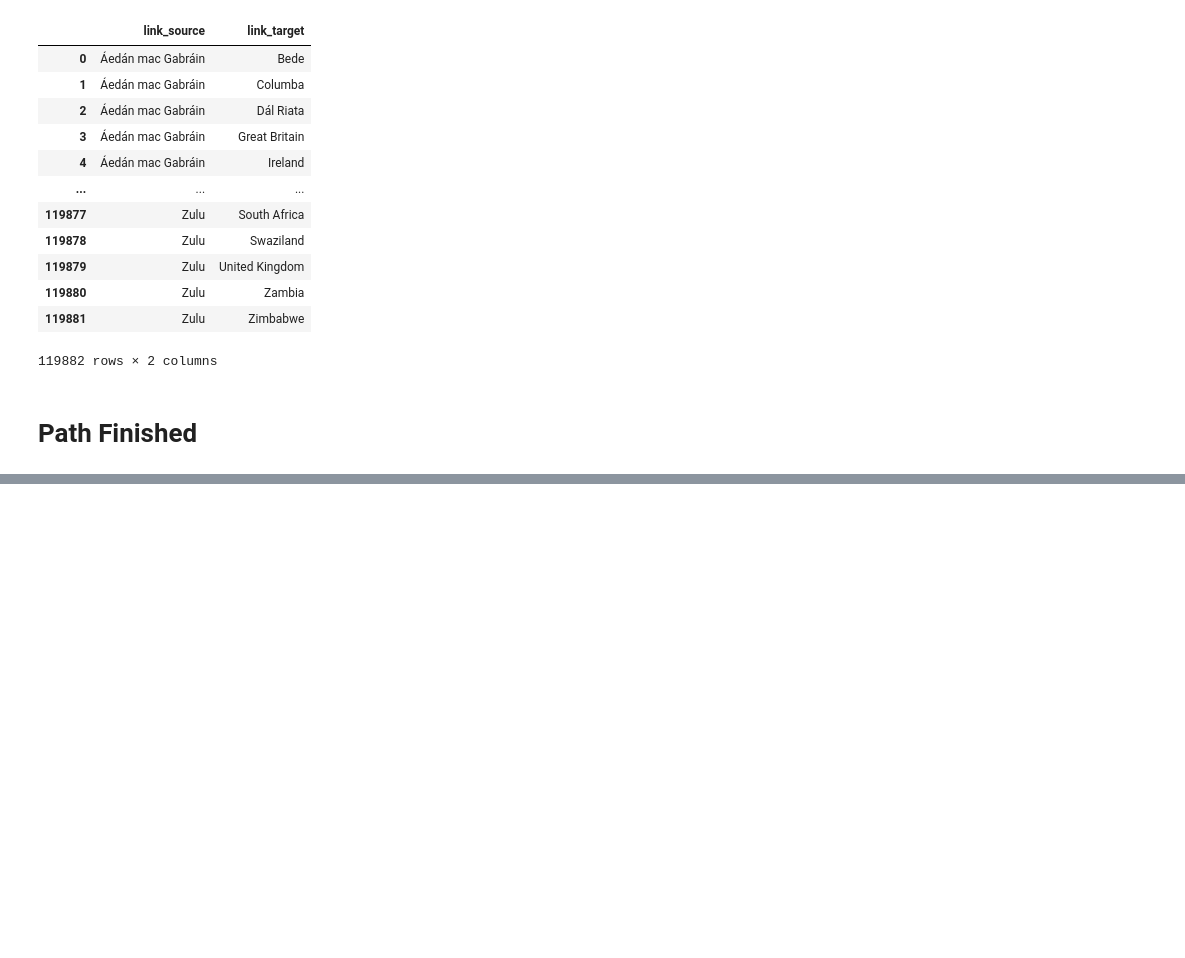
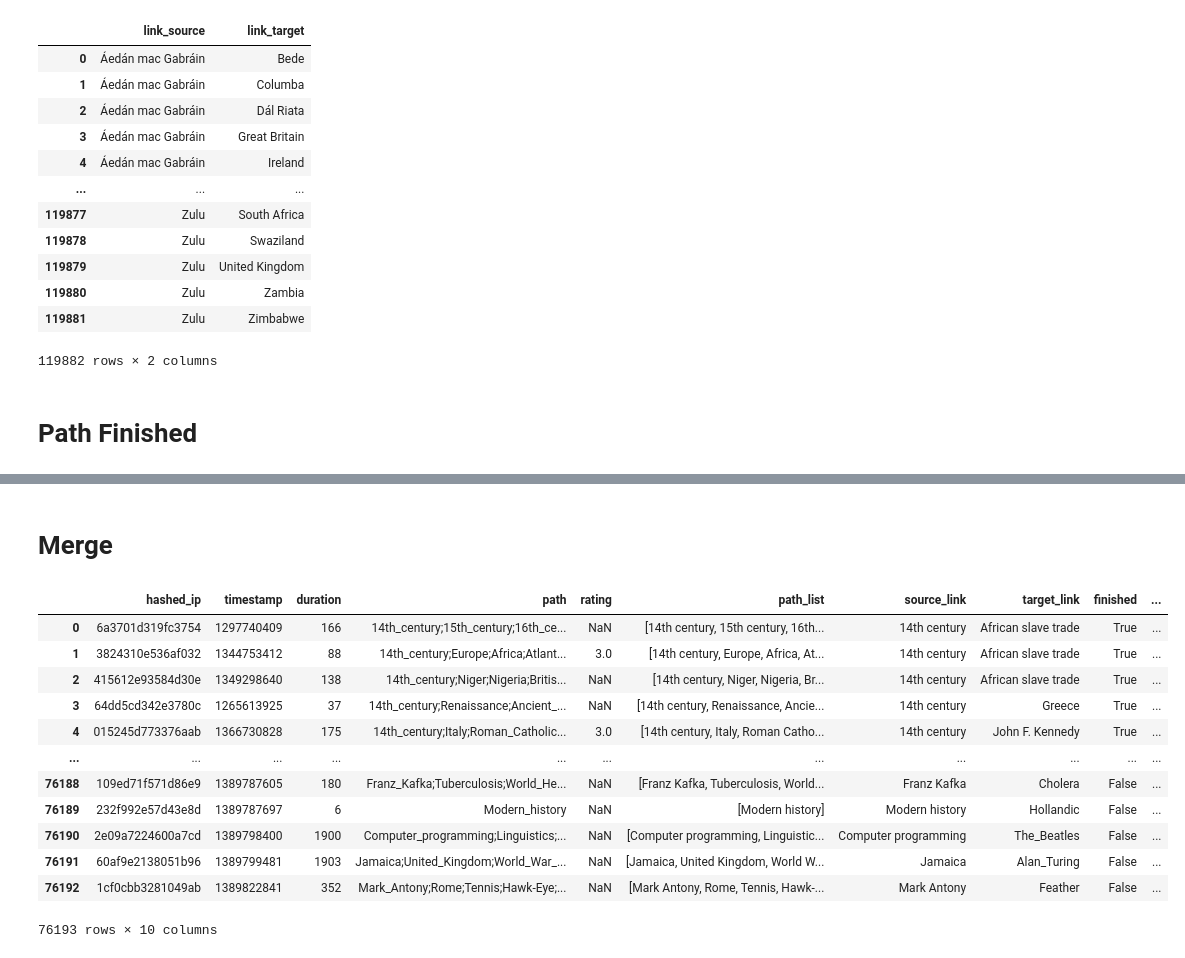
Before and after one commit to 8gabri8/ADA_wikispeedia, a Jupyter notebook: script/create_df.ipynb, the cells around one changed output, grey strips where cells are left out. Drawn from its saved outputs; the diff is of its cells as text; code cells hidden in the pictures; blank space fills up the shorter version.

```diff
--- a/script/create_df.ipynb
+++ b/script/create_df.ipynb
@@ -169,0 +166,25 @@ df_pf.head(5)
+# %%
+df_uf_path = "data/wikispeedia_paths-and-graph/paths_unfinished.tsv"
+df_uf = pd.read_csv(df_uf_path, sep='\t', header=None, comment='#')
+
+# name a colum
+df_uf = df_uf.rename(columns={0:"hashed_ip", 1:"timestamp", 2:"duration", 3:"path", 4:"target_link", 5:"type_unfinished"})
+
+# create a list of liks for rach path
+df_uf['path_list'] = df_uf['path'].str.split(';')
+
+# for each element of the path: 1) decode, 2) substitue "_" with " "
+df_uf['path_list'] = df_uf['path_list'].apply(lambda links: [unquote(link.replace('_', ' ')) for link in links])
+
+# source link and target link
+df_uf['source_link'] = df_uf['path_list'].apply(lambda x: x[0] if len(x) > 0 else None)  # First element
+
+# colum for finished or not
+df_uf["finished"] = False
+
+# Rating columns (not present in unfinsef
+df_uf["rating"] = None
+
+# Remove usless cols
+
+df_uf.head(5)
@@ -169,0 +198,25 @@ df_pf.head(5)
+# %% [markdown]
+# Merge
+# %%
+# Put cols in the same order
+cols_name = df_pf.columns.to_list()
+df_up = df_uf[cols_name]
+
+# Syack veticllay the 2 df
+df_p = pd.concat([df_pf, df_up], axis=0, ignore_index=True)
+
+df_p
+# %% [output]
+|  | hashed_ip | timestamp | duration | path | rating | path_list | source_link | target_link | finished | ... |
+| 0 | 6a3701d319fc3754 | 1297740409 | 166 | 14th_century;15th_century;16th_ce... | NaN | [14th century, 15th century, 16th... | 14th century | African slave trade | True | ... |
+| 1 | 3824310e536af032 | 1344753412 | 88 | 14th_century;Europe;Africa;Atlant... | 3.0 | [14th century, Europe, Africa, At... | 14th century | African slave trade | True | ... |
+| 2 | 415612e93584d30e | 1349298640 | 138 | 14th_century;Niger;Nigeria;Britis... | NaN | [14th century, Niger, Nigeria, Br... | 14th century | African slave trade | True | ... |
+| 3 | 64dd5cd342e3780c | 1265613925 | 37 | 14th_century;Renaissance;Ancient_... | NaN | [14th century, Renaissance, Ancie... | 14th century | Greece | True | ... |
+| 4 | 015245d773376aab | 1366730828 | 175 | 14th_century;Italy;Roman_Catholic... | 3.0 | [14th century, Italy, Roman Catho... | 14th century | John F. Kennedy | True | ... |
+| ... | ... | ... | ... | ... | ... | ... | ... | ... | ... | ... |
+| 76188 | 109ed71f571d86e9 | 1389787605 | 180 | Franz_Kafka;Tuberculosis;World_He... | NaN | [Franz Kafka, Tuberculosis, World... | Franz Kafka | Cholera | False | ... |
+| 76189 | 232f992e57d43e8d | 1389787697 | 6 | Modern_history | NaN | [Modern history] | Modern history | Hollandic | False | ... |
+| 76190 | 2e09a7224600a7cd | 1389798400 | 1900 | Computer_programming;Linguistics;... | NaN | [Computer programming, Linguistic... | Computer programming | The_Beatles | False | ... |
+| 76191 | 60af9e2138051b96 | 1389799481 | 1903 | Jamaica;United_Kingdom;World_War_... | NaN | [Jamaica, United Kingdom, World W... | Jamaica | Alan_Turing | False | ... |
+| 76192 | 1cf0cbb3281049ab | 1389822841 | 352 | Mark_Antony;Rome;Tennis;Hawk-Eye;... | NaN | [Mark Antony, Rome, Tennis, Hawk-... | Mark Antony | Feather | False | ... |
+76193 rows × 10 columns
```
Also changed, not shown: parts of 5 cells of this notebook, 1 other file.
